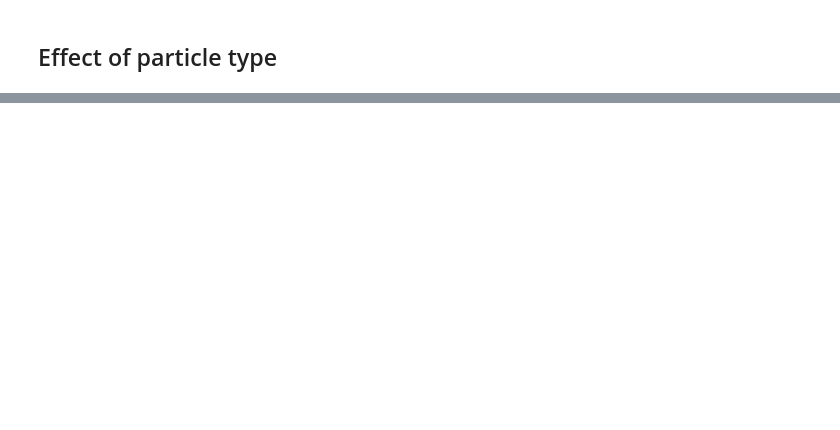
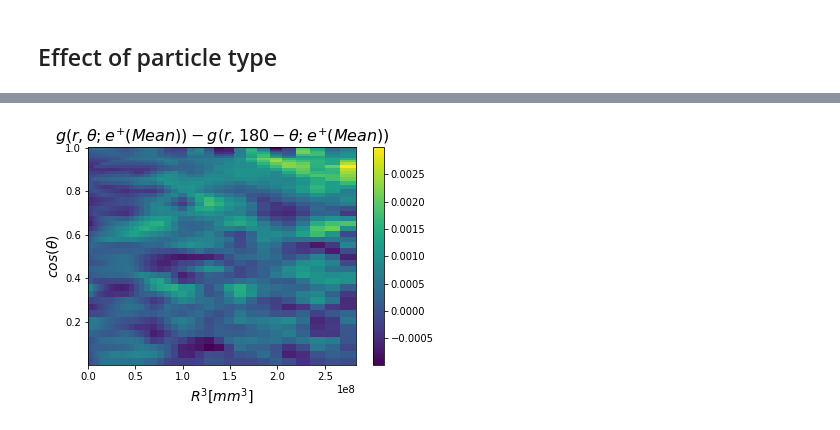
Before and after one commit to XuHangkun/TAO_Calibration, a Jupyter notebook: Nonuniformity/ipynb/compare_ideal_nonuniformity.ipynb, the cells around one changed output, grey strips where cells are left out. Saved outputs shown, nothing was run; the diff lists cells and outputs as text; code cells hidden in the pictures; blank space fills up the shorter version.

```diff
--- a/Nonuniformity/ipynb/compare_ideal_nonuniformity.ipynb
+++ b/Nonuniformity/ipynb/compare_ideal_nonuniformity.ipynb
@@ -123,0 +179,8 @@ for diff,e in zip(diff_maps,energy):
+# %%
+save_up_down_fig(
+    all_maps[2][1],
+    ralative_path="data/paper_fig/compare_ideal_nonuniformity/diff_positron_Mean_unsymmetry.pdf",
+    title="$g(r,\\theta;%s(Mean))- g(r,180-\\theta;%s(Mean))$"%(labels[2],labels[2])
+)
+# %% [output]
+[figure, added]
```
Also changed, not shown: parts of 6 cells of this notebook.
